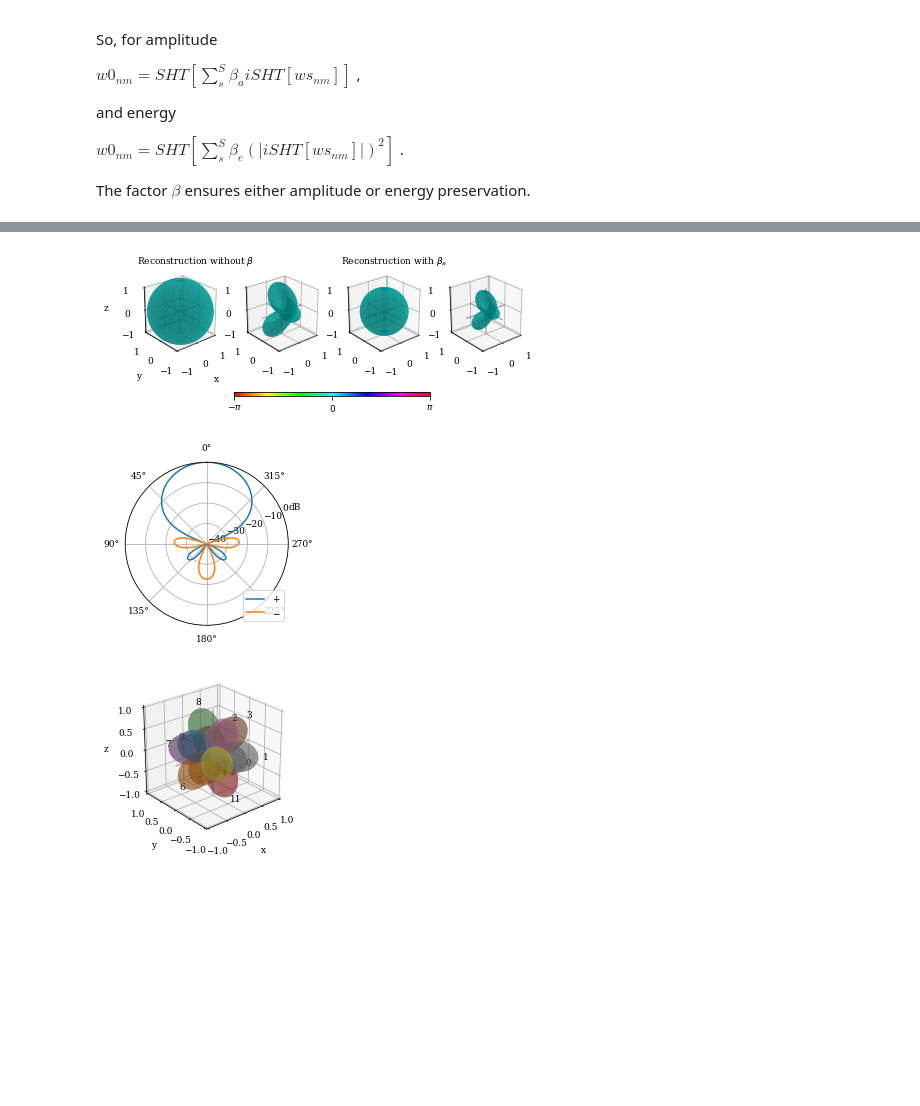
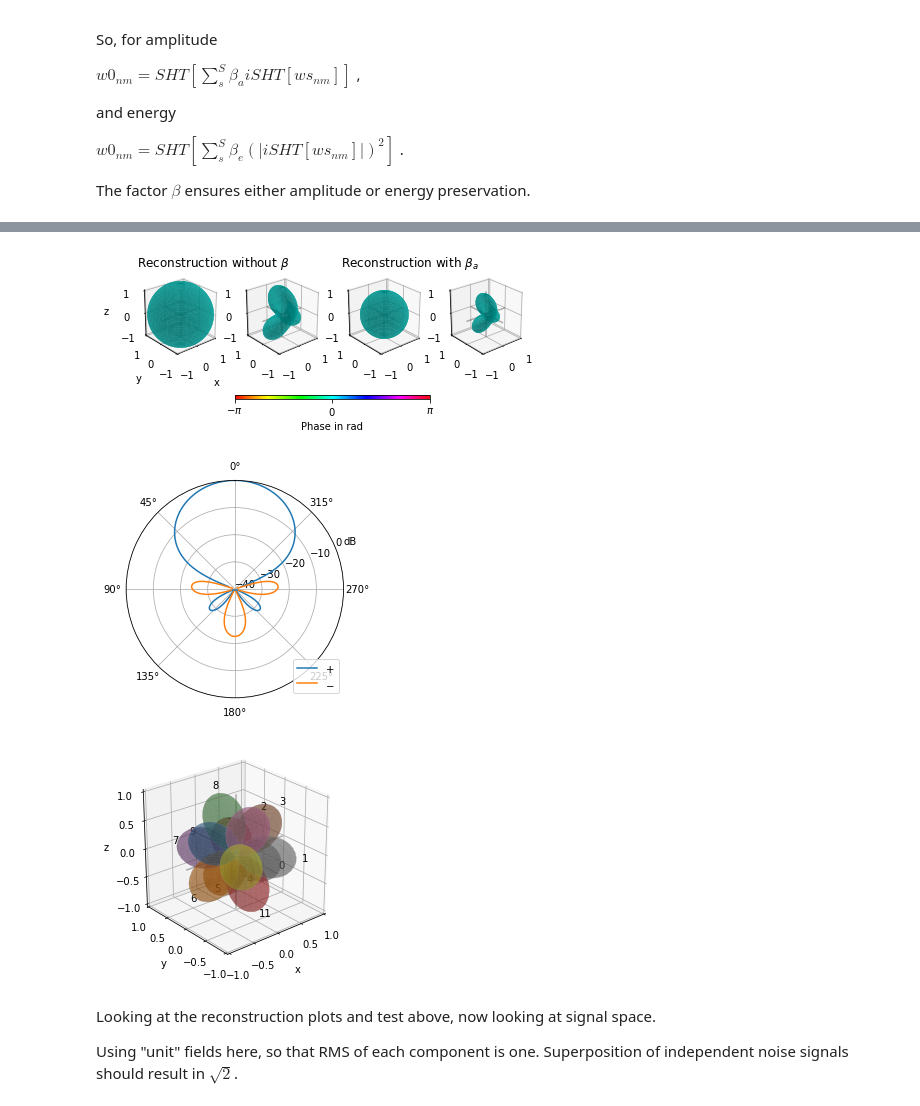
Before and after one commit to chris-hld/spaudiopy, a Jupyter notebook: examples/Sector_design.ipynb, the cells around one changed output, grey strips where cells are left out. Cells and saved outputs as stored; diff of their text form; code cells hidden in the pictures; blank space fills up the shorter version.

```diff
--- a/examples/Sector_design.ipynb
+++ b/examples/Sector_design.ipynb
@@ -7,14 +7,13 @@ import matplotlib.pyplot as plt
 %reload_ext spaudiopy
 import spaudiopy as spa
 # %%
-default_figsize = (3.39, 3.0)
-plt.rcParams['figure.figsize'] = default_figsize
-font = {'family' : 'serif',
-        'size'   : 9}
-plt.rc('font', **font)
-#plt.rcParams['axes.labelsize'] = 8
-#plt.rcParams['xtick.labelsize'] = 8
-plt.rcParams['axes.titlesize'] = 9
+# Publication stuff
+#default_figsize = (3.39, 3.0)
+#plt.rcParams['figure.figsize'] = default_figsize
+#font = {'family' : 'serif',
+#        'size'   : 9}
+#plt.rc('font', **font)
+#plt.rcParams['axes.titlesize'] = 9
 # %% [markdown]
 First, define sectors uniformly covering the sphere.
 # %%
@@ -172,27 +180,27 @@ sector max: [0.889 0.889 0.889 0.889 0.889 0.889 0.889 0.889 0.889 0.889 0.889 0
 # %%
 # Amplitude Reconstruction
 w0_a_with = spa.sph.sht(np.sum(beta_a*secs, axis=1),
                    N_sph_sec, trans_azi, trans_colat, 'real')
 w0_a_without = spa.sph.sht(np.sum(1*secs, axis=1),
                    N_sph_sec, trans_azi, trans_colat, 'real')
 w_part_without = spa.sph.sht(np.sum(secs[:, ::2], axis=1),
                      N_sph_sec, trans_azi, trans_colat, 'real')
 w_part_with = spa.sph.sht(beta_a*np.sum(secs[:, ::2], axis=1),
                      N_sph_sec, trans_azi, trans_colat, 'real')
 
 fig = plt.figure(figsize=(7, 3.))
 spa.plots.sh_coeffs_subplot([w0_a_without, w_part_without, w0_a_with, w_part_with],
                             fig=fig, azi_steps=2, el_steps=2)
 # custom stuff
 cbar = fig.get_axes()[-1]
 cbar.set_aspect(1/50)  # cbar
-cbar.set_xlabel(None)  # little hack bc of horizontal cbar
+#cbar.set_xlabel(None)  # little hack bc of horizontal cbar
 
 fig.axes[0].set_title(r"Reconstruction without $\beta$", loc='left')
 fig.axes[2].set_title(r"Reconstruction with $\beta_a$", loc='left')
 plt.savefig('reconstruction_withandwithout.pdf')
 # %% [output]
-[figure, old version]
+[figure, new version]
 # %%
 # cross section
 cross_azi = np.linspace(0, 2 * np.pi, 720, endpoint=True)
@@ -203,7 +211,7 @@ dirac_bandlim = spa.sph.bandlimited_dirac(N_sph_sec,cross_azi, c_n)
 spa.plots.polar(cross_azi, dirac_bandlim)
 plt.savefig('sectors_cross.pdf')
 # %% [output]
-[figure, old version]
+[figure, new version]
 # %%
 def sh_coeffs_overlay(F_nm_list, SH_type=None, azi_steps=5, el_steps=3, title=None,
               fig=None):
@@ -287,7 +295,12 @@ for s, co in enumerate(np.c_[spa.utils.sph2cart(sec_azi, sec_colat, 1.1)]):
     ax.text(co[0], co[1], co[2], s)
 plt.savefig('sectors_overlay.pdf')
 # %% [output]
-[figure, old version]
+[figure, new version]
+# %% [markdown]
+Looking at the reconstruction plots and test above, now looking at signal space.
+
+Using "unit" fields here, so that RMS of each component is one.
+Superposition of independent noise signals should result in $\sqrt{2}$.
 # %%
 # Evaluation
 from numpy.random import default_rng
```
Also changed, not shown: parts of 11 cells of this notebook.
